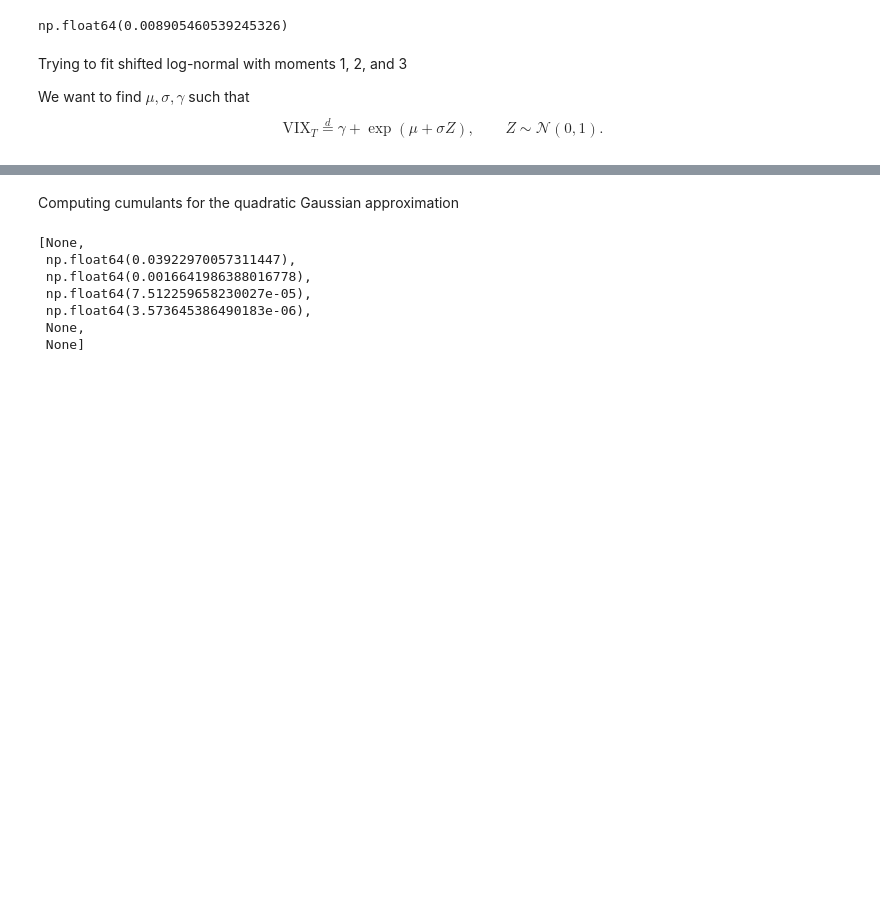
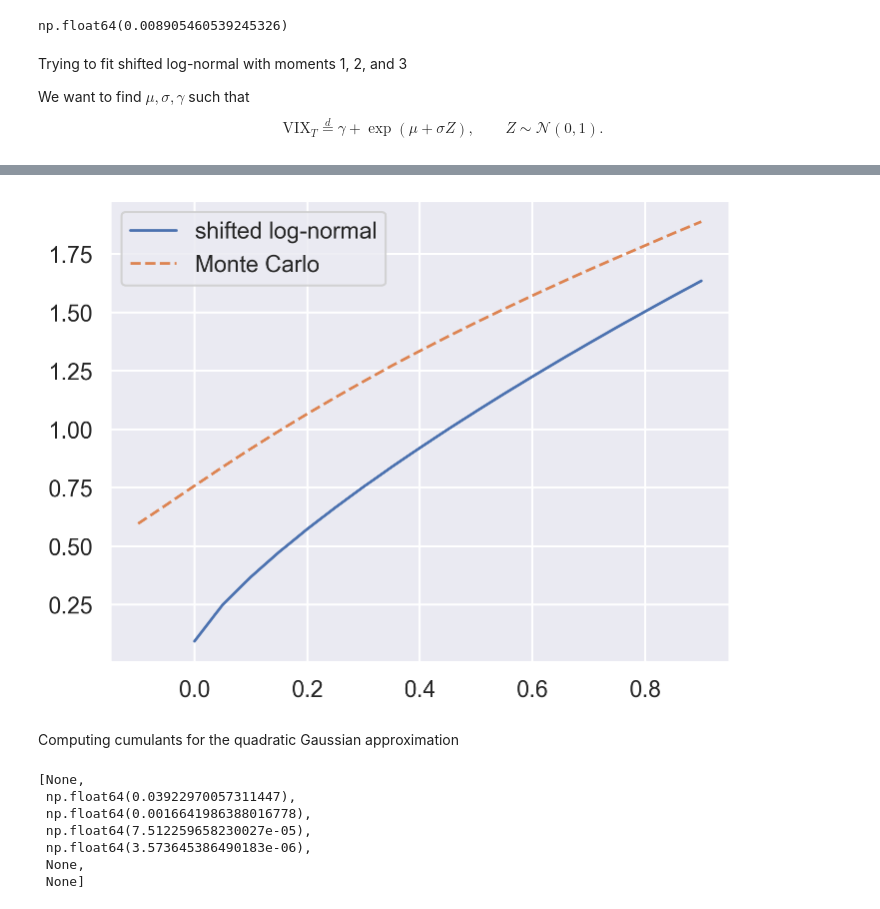
Before and after one commit to jgatheral/QuadraticRoughHeston, a Jupyter notebook: vix_approx.ipynb, the cells around one changed output, grey strips where cells are left out. Cells and saved outputs as stored; diff of their text form; code cells hidden in the pictures; blank space fills up the shorter version.

Commit message:
add shifted log normal smile

```diff
--- a/vix_approx.ipynb
+++ b/vix_approx.ipynb
@@ -658,3 +716,42 @@ plt.show()
+# %%
+def f_pdf(x, mu, sigma, delta):
+    x = np.asarray(np.atleast_1d(x))
+    pdf = np.zeros_like(x)
+    mask = x > delta
+    x_scaled = (np.log(x[mask] - delta) - mu) / sigma
+    pdf[mask] = np.exp(-0.5 * x_scaled**2) / (
+        (x[mask] - delta) * sigma * np.sqrt(2 * np.pi)
+    )
+    return pdf
+# %%
+ks = np.linspace(-0.1, 0.9, 21)
+F = integrate.quad(lambda s: s * f_pdf(s, mu_fit, sig_fit, gamma_fit), 0, np.inf)[0]
+Ks = F * np.exp(ks)
+price_otm_sln = np.zeros_like(Ks)
+
+for i, K in enumerate(Ks):
+    if K <= F:
+        price_otm_sln[i] = integrate.quad(
+            lambda s, K=K: (K - s) * f_pdf(s, mu_fit, sig_fit, gamma_fit), gamma_fit, K
+        )[0]
+    else:
+        price_otm_sln[i] = integrate.quad(
+            lambda s, K=K: (s - K) * f_pdf(s, mu_fit, sig_fit, gamma_fit), K, np.inf
+        )[0]
+# %%
+vix_impvol_sln = black_impvol_brentq(
+    K=Ks, T=expiry, F=F, value=price_otm_sln, opttype=2 * (np.array(Ks) > F) - 1
+)
+# %%
+vix_impvol_mc = black_otm_impvol_mc(S=vix_expiry_mc, k=ks, T=expiry)
+# %%
+fig, ax = plt.subplots()
+ax.plot(ks, vix_impvol_sln, "-", lw=2, label="shifted log-normal")
+ax.plot(ks, vix_impvol_mc, "--", lw=2, label="Monte Carlo")
+ax.legend()
+plt.show()
+# %% [output]
+[figure, added]
 # %% [markdown]
 Computing cumulants for the quadratic Gaussian approximation
 # %%
```
Also changed, not shown: parts of 14 cells of this notebook, 1 other file.
